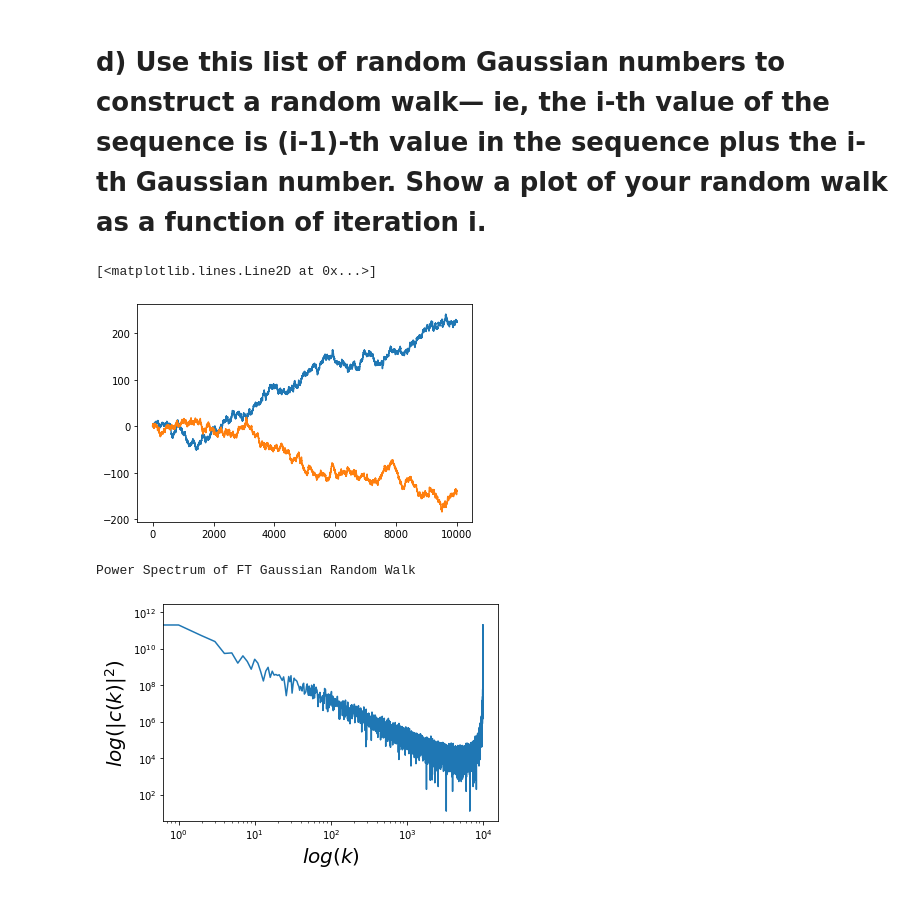
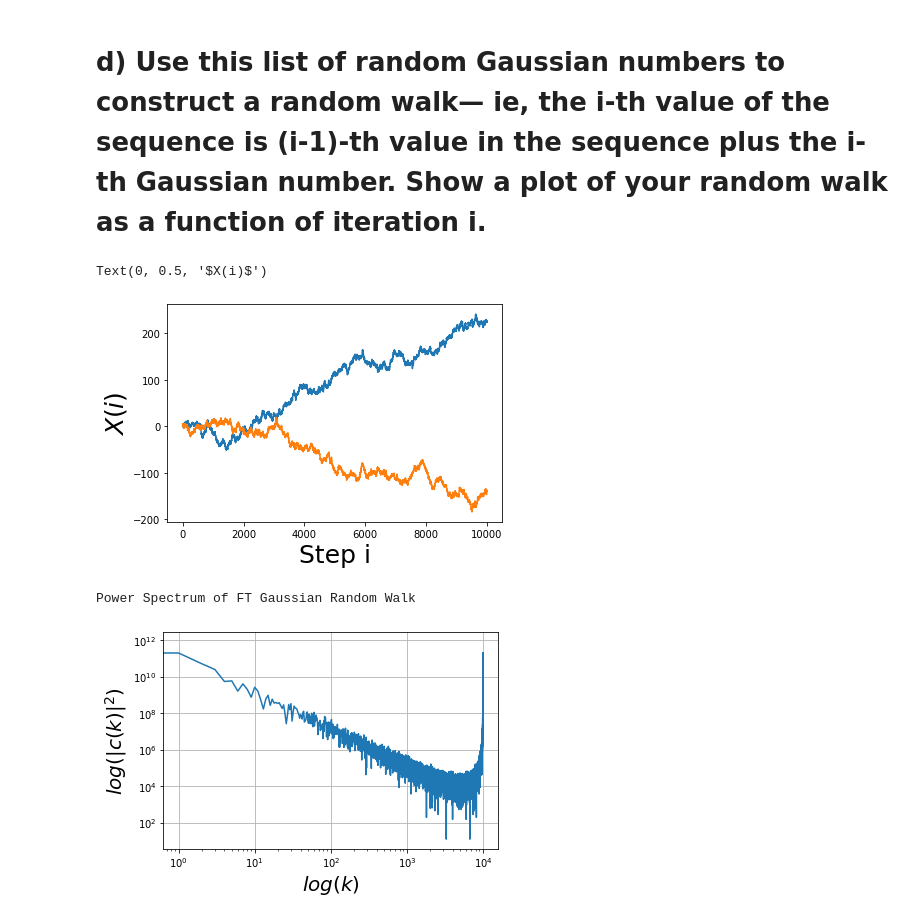
Before and after one commit to nkasmanoff/CompPhys2019, a Jupyter notebook: homework6/Notebooks/Q3 Power spectra of random numbers and random walks.ipynb, the cells around one changed output. Cells and saved outputs as stored; diff of their text form; code cells hidden in the pictures.

```diff
--- a/homework6/Notebooks/Q3 Power spectra of random numbers and random walks.ipynb
+++ b/homework6/Notebooks/Q3 Power spectra of random numbers and random walks.ipynb
@@ -36,6 +23,6 @@ for i in range(N):
     y = (a*y+c)%m
     U2.append(y)
 
-
-U1 = np.divide(U1,max(U1))
-U2 = np.divide(U2,max(U2))
+print(max(U1),max(U2))
+U1 = np.divide(U1,m)
+U2 = np.divide(U2,m)
@@ -50,7 +39,7 @@ def box_muller(u1,u2):
     z2 = sqrt(-2*log(u1))*sin(2*pi*u2)
     return z1,z2
 # %%
-z1, _ = box_muller(U1,U2)
+z1, z2 = box_muller(U1,U2)
 # %%
 plt.hist(z1,label = 'Box Muller')
 plt.yscale('log')
@@ -147,15 +128,17 @@ Power Spectrum of Fourier Transform of Z1
 # %%
 plt.plot(random_walk)
 plt.plot(z2.cumsum())
+plt.xlabel("Step i", fontsize = 25)
+plt.ylabel("$X(i)$", fontsize = 25)
 # %% [output]
-[<matplotlib.lines.Line2D at 0x...>]
+Text(0, 0.5, '$X(i)$')
-[figure, old version]
+[figure, new version]
 # %%
 c = dft(random_walk)
 # %%
 power = np.real(c)**2 + np.imag(c)**2
 plt.plot(power) #k is just the index number.
-
+plt.grid()
 plt.ylabel("$log(|c(k)|^2)$",fontsize=20)
 plt.xlabel('$log(k)$',fontsize=20)
 print("Power Spectrum of FT Gaussian Random Walk")
@@ -163,4 +146,4 @@ plt.xscale('log')
 plt.yscale('log')
 # %% [output]
 Power Spectrum of FT Gaussian Random Walk
-[figure, old version]
+[figure, new version]
```
Also changed, not shown: parts of 12 cells of this notebook, 7 other files.
